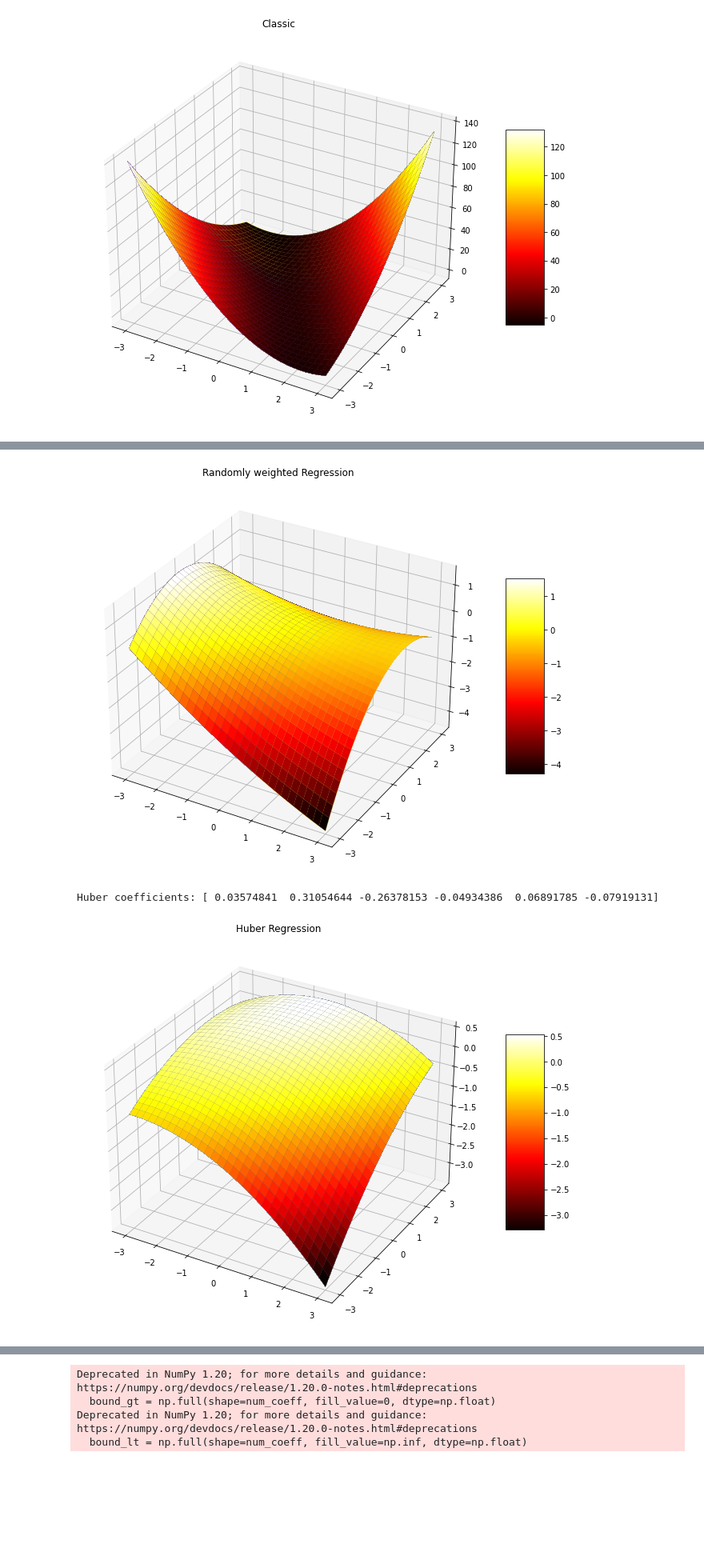
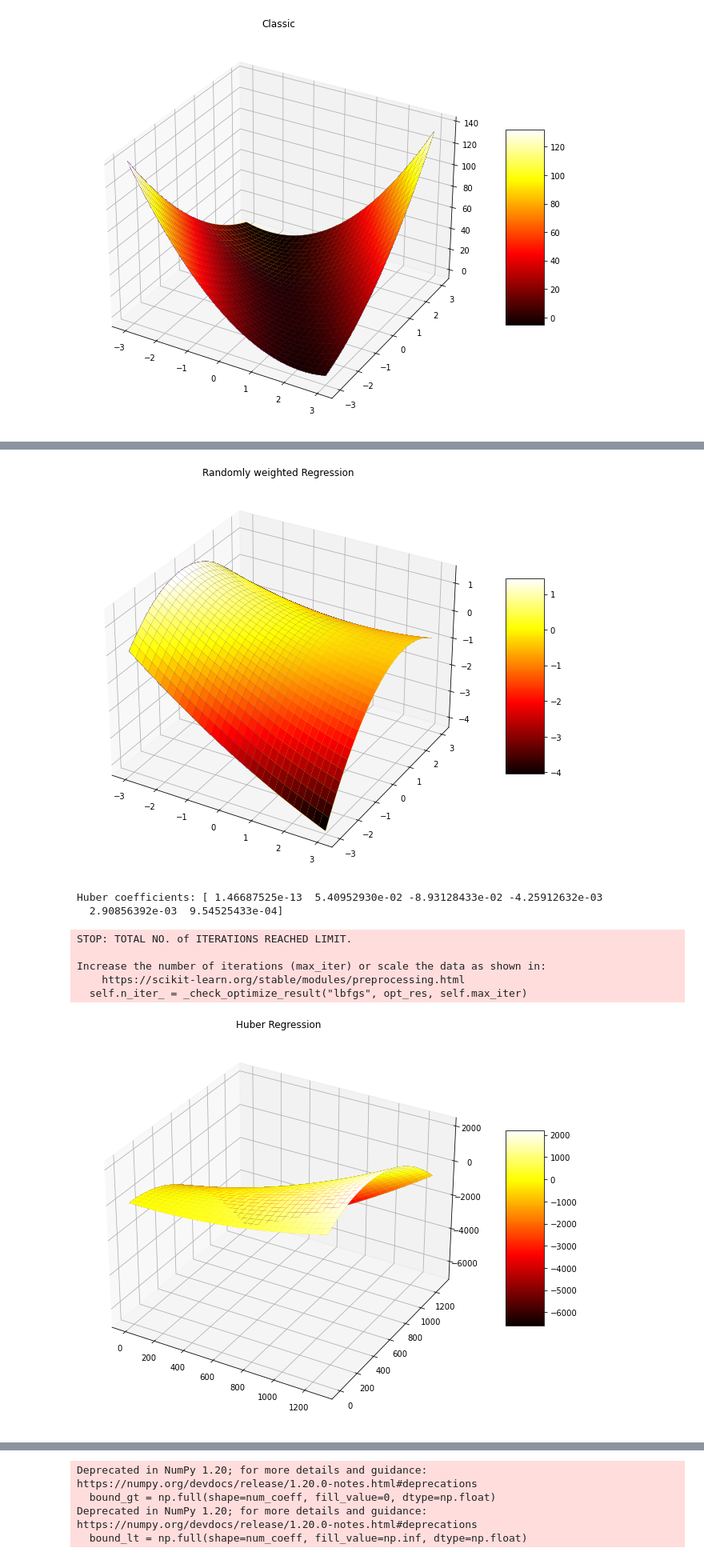
Before and after one commit to Dhruvanshu-Joshi/Pothole-Detection, a Jupyter notebook: Code/disparity_Retification.ipynb, the cells around one changed output, grey strips where cells are left out. Shown at 80% size. Cells and saved outputs as stored; diff of their text form; code cells hidden in the pictures; blank space fills up the shorter version.

```diff
--- a/Code/disparity_Retification.ipynb
+++ b/Code/disparity_Retification.ipynb
@@ -134,7 +146,7 @@ for y in range(height1):# 0 - height is the y axis index
     for x in range(width1):# 0 - width is the x axis index
 
         # if we have a valid non-zero disparity
-        if (disparity[y,x] > 0):
+        if (disparity[y,x] > 0 or disparity[y,x] < 0):
 
             # calculate corresponding 3D point [X, Y, Z]
 
@@ -142,8 +154,8 @@ for y in range(height1):# 0 - height is the y axis index
 
             Z = (f * B) / disparity[y,x]
 
-            X = ((x - image_centre_w) * Z) / f
-            Y = ((y - image_centre_h) * Z) / f
+            X = ((x - image_centre_w) * B) / disparity[y,x]
+            Y = ((y - image_centre_h) * Z) / disparity[y,x]
 
             # add to points
             x3d.append(X)
@@ -154,12 +166,12 @@ for y in range(height1):# 0 - height is the y axis index
 #                 points.append([X,Y,Z,left_img_rect[y,x]])
 #             else:
             points.append([X,Y,Z])
-X1=np.reshape(x3d,(height1 , width1))
-Y1=np.reshape(y3d,(height1 , width1))
-Z1=np.reshape(z3d,(height1 , width1))
+# X1=np.reshape(x3d,(height1 , width1))
+# Y1=np.reshape(y3d,(height1 , width1))
+# Z1=np.reshape(z3d,(height1 , width1))
 # print(x3d)
 # print(y3dZ
 # print(z3d)
-print(X1)
-print(Y1)
-print(Z1)
+# print(X1)
+# print(Y1)
+# print(Z1)
@@ -356,7 +422,7 @@ plt.show()
 # %%
 #plot using ridge regression
 reg1 = linear_model.Ridge(alpha=.5)
-reg1.fit([[6,Sx,Sz,Sx2,Sxz,Sz2],[Sx,Sx2,Sxz,Sx3,Sx2z,Sxz2],[Sz,Sxz,Sz2,Sx2z,Sxz2,Sz3],[Sx2,Sx3,Sx2z,Sx4,Sx3z2,Sx3z],[Sxz,Sx2z,Sxz2,Sx3z,Sx2z2,Sxz3],[Sz2,Sxz2,Sz3,Sx2z2,Sxz3,Sz4]], [[Sy],[Sxy],[Szy],[Sx2y],[Sxyz],[Sz2y]])
+reg1.fit([[s,sx1,sz1,sx2,sxz,sz2],[sx1,sx2,sxz,sx3,sx2z,sxz2],[sz1,sxz,sz2,sx2z,sxz2,sz3],[sx2,sx3,sx2z,sx4,sx3z2,sx3z],[sxz,sx2z,sxz2,sx3z,sx2z2,sxz3],[sz2,sxz2,sz3,sx2z2,sxz3,sz4]], [[sy1],[sxy],[szy],[sx2y],[sxyz],[sz2y]])
 amat1=reg1.coef_
 # reg1.intercept_
 print(amat1)
@@ -365,20 +432,23 @@ print(amat1)
 # %%
-x1 = np.outer(np.linspace(-3, 3, 32), np.ones(32))
-z1 = x.copy().T # transpose
-y1 = amat1[0,0]+ amat1[0,1]*x + amat1[0,2]*z +  amat1[0,3]*x*x + amat1[0,4]*x*z + amat1[0,5]*z*z
+x1 = np.outer(np.linspace(-8, 0, 32), np.ones(32))
+# z1 = x1.copy().T # transpose
+z1 = np.outer(np.linspace(0, 30, 32), np.ones(32)).T
+y1 = amat1[0,0]+ amat1[0,1]*x1 + amat1[0,2]*z1 +  amat1[0,3]*x1*x1 + amat1[0,4]*x1*z1 + amat1[0,5]*z1*z1
 
 # Creating figure
 fig = plt.figure(figsize =(14, 9))
 # ax = plt.axes(projection ='3d')
+my_cmap = plt.get_cmap('hot')
 ax = fig.add_subplot(111, projection='3d')
 ax.set_title('Ridge Regression')
-ax.plot_surface(x1,z1,y1,linewidth=0, antialiased=False, shade = True, alpha = 0.5, facecolors=cm.viridis(Z1))
-surf3 = ax.plot_surface(x1, z1, y1,
+ax.plot_surface(z1,x1,y1,linewidth=0, antialiased=False, shade = True, alpha = 0.5, facecolors=cm.viridis(z1))
+surf3 = ax.plot_surface(z1, x1, y1,
                        cmap = my_cmap,
                        edgecolor ='none')
-ax.set_xlabel('x')
-ax.set_ylabel('z')
+ax.set_xlabel('z')
+ax.set_ylabel('x')
 ax.set_zlabel('y')
+# ax.scatter(Z1, X1, Y1)
 fig.colorbar(surf3, shrink=0.5, aspect=5)
 plt.show()
 # show plot
@@ -456,7 +559,7 @@ plt.show()
 # show plot
 plt.show()
 # %% [output]
-[figure, old version]
+[figure, new version]
 # %%
 import numpy as np
 from sklearn.linear_model import HuberRegressor, LinearRegression
@@ -466,8 +569,8 @@ from sklearn.datasets import make_regression
      #n_samples=200, n_features=2, noise=4.0, coef=True, random_state=0)
 #X[:4] = rng.uniform(10, 20, (4, 2))
 #y[:4] = rng.uniform(10, 20, 4)
-huber = HuberRegressor().fit([[6,Sx,Sz,Sx2,Sxz,Sz2],[Sx,Sx2,Sxz,Sx3,Sx2z,Sxz2],[Sz,Sxz,Sz2,Sx2z,Sxz2,Sz3],[Sx2,Sx3,Sx2z,Sx4,Sx3z2,Sx3z],[Sxz,Sx2z,Sxz2,Sx3z,Sx2z2,Sxz3],[Sz2,Sxz2,Sz3,Sx2z2,Sxz3,Sz4]], [[Sy],[Sxy],[Szy],[Sx2y],[Sxyz],[Sz2y]])
-huber.score([[6,Sx,Sz,Sx2,Sxz,Sz2],[Sx,Sx2,Sxz,Sx3,Sx2z,Sxz2],[Sz,Sxz,Sz2,Sx2z,Sxz2,Sz3],[Sx2,Sx3,Sx2z,Sx4,Sx3z2,Sx3z],[Sxz,Sx2z,Sxz2,Sx3z,Sx2z2,Sxz3],[Sz2,Sxz2,Sz3,Sx2z2,Sxz3,Sz4]], [[Sy],[Sxy],[Szy],[Sx2y],[Sxyz],[Sz2y]])
+huber = HuberRegressor().fit([[6,sx1,sz1,sx2,sxz,sz2],[sx1,sx2,sxz,sx3,sx2z,sxz2],[sz1,sxz,sz2,sx2z,sxz2,sz3],[sx2,sx3,sx2z,sx4,sx3z2,sx3z],[sxz,sx2z,sxz2,sx3z,sx2z2,sxz3],[sz2,sxz2,sz3,sx2z2,sxz3,sz4]], [[sy1],[sxy],[szy],[sx2y],[sxyz],[sz2y]])
+huber.score([[6,sx1,sz1,sx2,sxz,sz2],[sx1,sx2,sxz,sx3,sx2z,sxz2],[sz1,sxz,sz2,sx2z,sxz2,sz3],[sx2,sx3,sx2z,sx4,sx3z2,sx3z],[sxz,sx2z,sxz2,sx3z,sx2z2,sxz3],[sz2,sxz2,sz3,sx2z2,sxz3,sz4]], [[sy1],[sxy],[szy],[sx2y],[sxyz],[sz2y]])
 #huber.predict(X[:1,])
 # #linear = LinearRegression().fit(X, y)
 # print("True coefficients:", coef)
@@ -476,27 +579,33 @@ print("Huber coefficients:", huber.coef_)
 amat3=huber.coef_
 # reg1.intercept_
 # %% [output]
-Huber coefficients: [ 0.03574841  0.31054644 -0.26378153 -0.04934386  0.06891785 -0.07919131]
+Huber coefficients: [ 1.46687525e-13  5.40952930e-02 -8.93128433e-02 -4.25912632e-03
+  2.90856392e-03  9.54525433e-04]
+STOP: TOTAL NO. of ITERATIONS REACHED LIMIT.
+
+Increase the number of iterations (max_iter) or scale the data as shown in:
+    https://scikit-learn.org/stable/modules/preprocessing.html
+  self.n_iter_ = _check_optimize_result("lbfgs", opt_res, self.max_iter)
 # %%
-x = np.outer(np.linspace(-3, 3, 32), np.ones(32))
+x = np.outer(np.linspace(0, width, 32), np.ones(32))
 z = x.copy().T # transpose
 y = amat3[0]+ amat3[1]*x + amat3[2]*z +  amat3[3]*x*x + amat3[4]*x*z + amat3[5]*z*z
 
 
 # Creating figure
 fig = plt.figure(figsize =(14, 9))
 ax = plt.axes(projection ='3d')
 ax.set_title('Huber Regression')
 ax.plot_surface(z,x,y,linewidth=0, antialiased=False, shade = True, alpha = 0.5, facecolors=cm.viridis(Z1))
 surf3 = ax.plot_surface(z, x, y,
                        cmap = my_cmap,
                        edgecolor ='none')
 fig.colorbar(surf3, shrink=0.5, aspect=5)
 plt.show()
 # show plot
 plt.show()
 # %% [output]
-[figure, old version]
+[figure, new version]
 # %%
 A= np.outer(np.linspace(-2, 2, 10), np.ones(10))
 B = A.copy()
```
Also changed, not shown: parts of 17 cells of this notebook.
